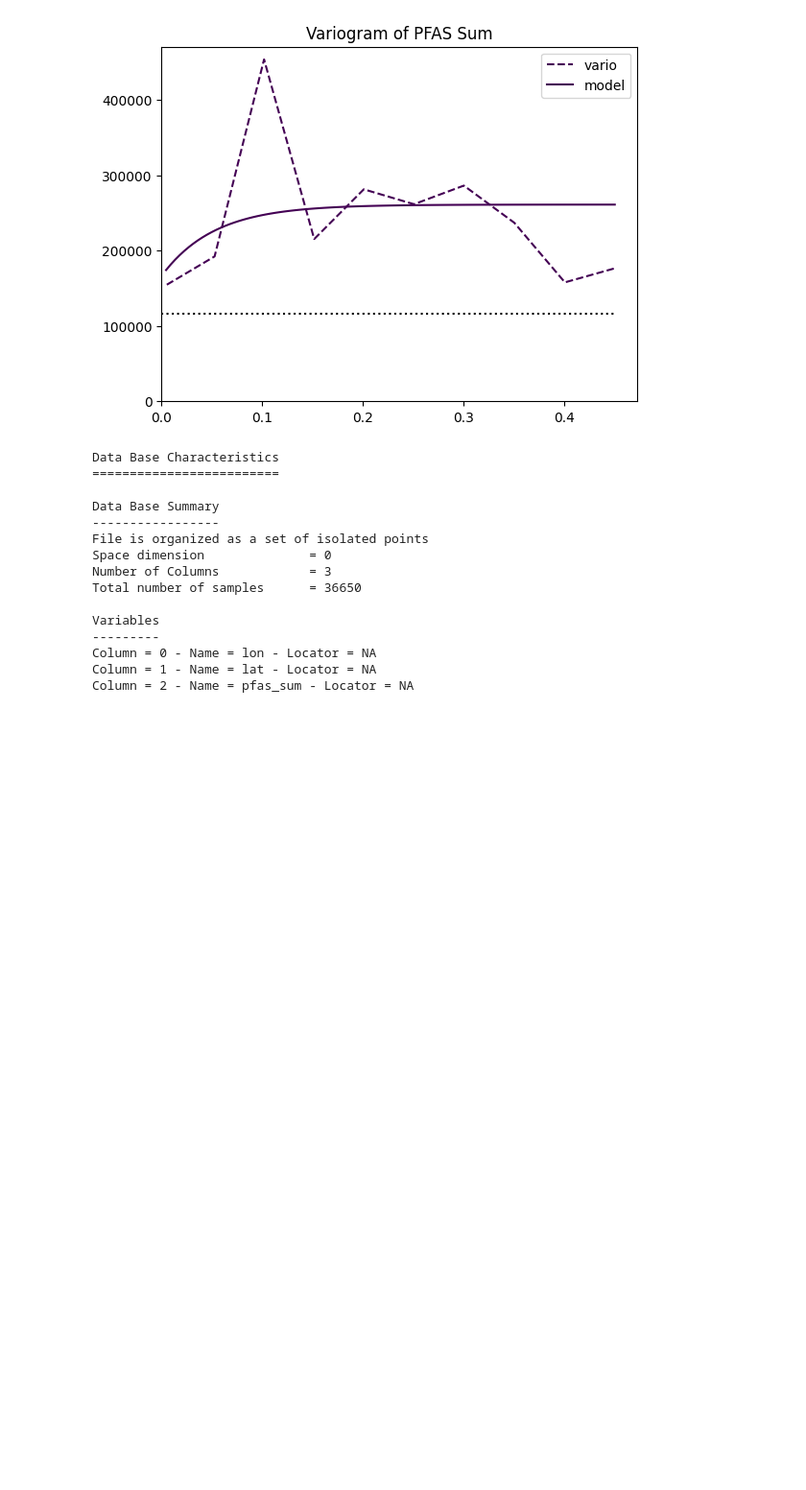
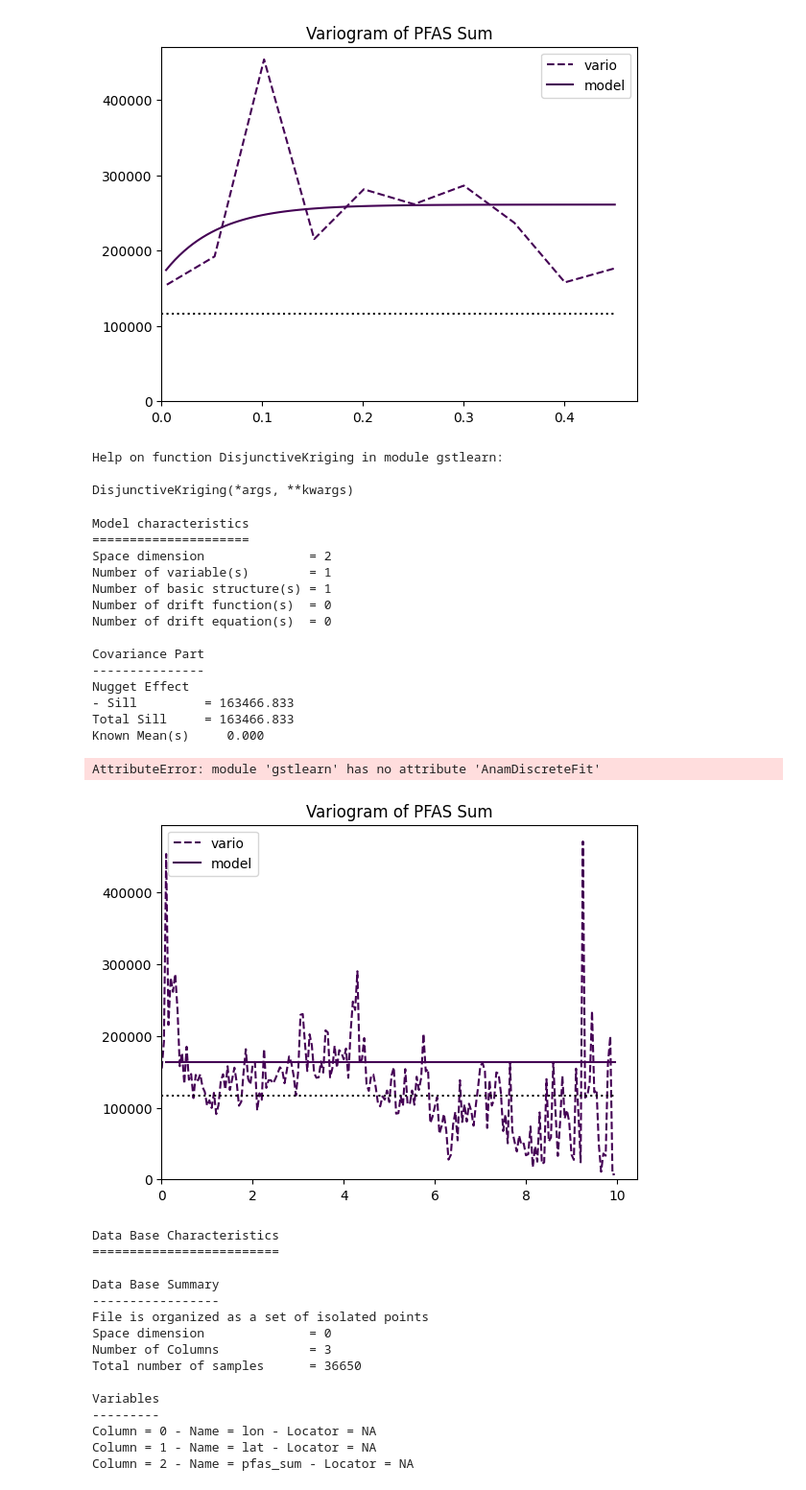
Before and after one commit to adwge99/Krigeage_PFAS, a Jupyter notebook: test.ipynb, the cells around one changed output. Shown: that part at 96% size. Saved outputs shown, nothing was run; the diff lists cells and outputs as text; code cells hidden in the pictures; blank space fills up the shorter version.

Commit message:
variation variogramme

```diff
--- a/test.ipynb
+++ b/test.ipynb
@@ -270,6 +270,85 @@ Exponential
 Total Sill     = 261017.021
 Known Mean(s)     0.000
 [figure]
+# %%
+help(gl.DisjunctiveKriging)
+# %% [output]
+Help on function DisjunctiveKriging in module gstlearn:
+
+DisjunctiveKriging(*args, **kwargs)
+# %%
+import gstlearn as gl
+import gstlearn.plot as gp
+import matplotlib.pyplot as plt
+import numpy as np
+
+# Step 1: Localize the variable Z (which is "pfas_sum")
+db_france_2024.clearLocators(gl.ELoc.Z)
+db_france_2024.setLocator("pfas_sum", gl.ELoc.Z)
+
+# Step 2: Define the variogram parameters (omnidirectional in this case)
+varioParam = gl.VarioParam.createOmniDirection(npas=200, dpas=0.05)
+
+# Step 3: Compute the variogram from the data
+var_Z = gl.Vario.computeFromDb(varioParam, db_france_2024)
+
+# Step 4: Create and fit a model to the variogram
+mod_Z = gl.Model()
+opt = gl.Option_AutoFit()
+opt.setWmode(2)  # Weighting mode: proportional to number of pairs and inversely proportional to distance
+mod_Z.fit(var_Z, [gl.ECov.NUGGET, gl.ECov.EXPONENTIAL, gl.ECov.EXPONENTIAL], mauto=opt)
+
+# Step 5: Plot the variogram and the fitted model
+fig, ax = plt.subplots()
+ax = gp.varmod(var_Z, mod_Z, flagLegend=True)
+ax.decoration(title="Variogram of PFAS Sum")
+mod_Z.display()
+
+# Step 6: Define the anamorphosis model for disjunctive kriging using AnamDiscreteFit
+anam_model = gl.AnamDiscreteFit.create(db_france_2024, "pfas_sum")
+
+# Step 7: Create a grid for interpolation
+grid_lon = np.linspace(db_france_2024["lon"].min(), db_france_2024["lon"].max(), 50)
+grid_lat = np.linspace(db_france_2024["lat"].min(), db_france_2024["lat"].max(), 50)
+grid_lon, grid_lat = np.meshgrid(grid_lon, grid_lat)
+grid_coords = np.column_stack([grid_lon.ravel(), grid_lat.ravel()])
+
+# Step 8: Perform Disjunctive Kriging using the Db object and anamorphosis model
+dk = gl.DisjunctiveKriging(db_france_2024, anam_model, mod_Z, name_est='estimation_PFAS', name_std='std_PFAS')
+
+# Step 9: Perform kriging on the grid
+z_pred, z_std = dk.execute('grid', grid_lon, grid_lat)
+
+# Reshape the predicted values to match the grid
+z_pred = z_pred.reshape(grid_lon.shape)
+
+# Step 10: Plot the kriging result
+plt.figure(figsize=(10, 10))
+plt.contourf(grid_lon, grid_lat, z_pred, cmap='YlOrRd')
+plt.colorbar(label='Predicted PFAS Sum')
+plt.scatter(db_france_2024["lon"], db_france_2024["lat"], c='black', s=10, label='Sample Points')
+plt.title('Disjunctive Kriging of PFAS Sum in France')
+plt.xlabel('Longitude')
+plt.ylabel('Latitude')
+plt.legend()
+plt.show()
+# %% [output]
+Model characteristics
+=====================
+Space dimension              = 2
+Number of variable(s)        = 1
+Number of basic structure(s) = 1
+Number of drift function(s)  = 0
+Number of drift equation(s)  = 0
+
+Covariance Part
+---------------
+Nugget Effect
+- Sill         = 163466.833
+Total Sill     = 163466.833
+Known Mean(s)     0.000
+AttributeError: module 'gstlearn' has no attribute 'AnamDiscreteFit'
+[figure, added]
 # %%
 import gstlearn as gl
 
```
